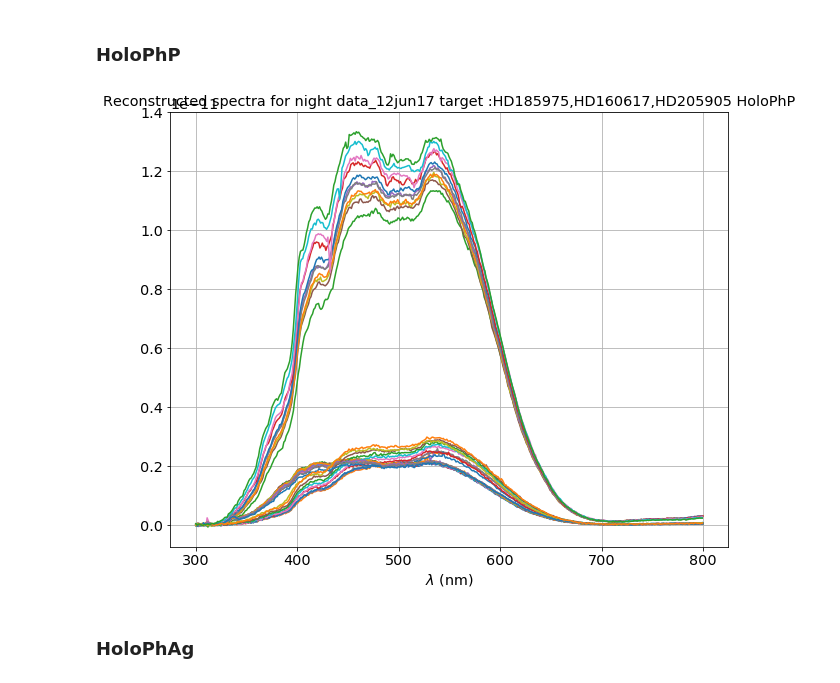
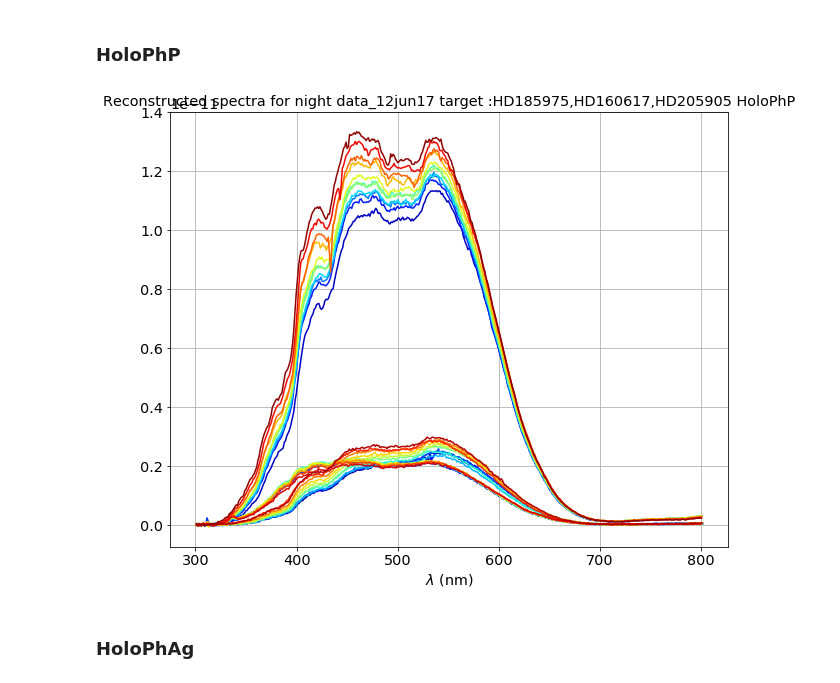
Before and after one commit to sylvielsstfr/SpectractorAnaAtm, a Jupyter notebook: ana_12jun17/GetDisperserTransmission.ipynb, the cells around one changed output. Cells and saved outputs as stored; diff of their text form; code cells hidden in the pictures.

```diff
--- a/ana_12jun17/GetDisperserTransmission.ipynb
+++ b/ana_12jun17/GetDisperserTransmission.ipynb
@@ -435,10 +522,12 @@ PlotSpectra(all_spectrafiles,sel_obs_Thor300,SearchTagRe,thetitle)
 ### HoloPhP
 # %%
 thetitle="Reconstructed spectra for night "+All_Subdirs[idx_sel_subdir]+" target :"+list_of_objects_str+" HoloPhP"
+# %%
+PlotSpectraDataSim(all_spectrafiles,sel_obs_HoloPhP,SearchTagRe,wlshift,thetitle,FLAG_WL_CORRECTION,Flag_corr_wl=True)
+# %% [output]
+[figure, added]
 # %%
-PlotSpectra(all_spectrafiles,sel_obs_HoloPhP,SearchTagRe,thetitle)
+#PlotSpectra(all_spectrafiles,sel_obs_HoloPhP,SearchTagRe,thetitle,Flag_corr_wl=True)
-# %% [output]
-[figure, removed]
 # %% [markdown]
 ### HoloPhAg
 # %%
```
Also changed, not shown: parts of 88 cells of this notebook.
